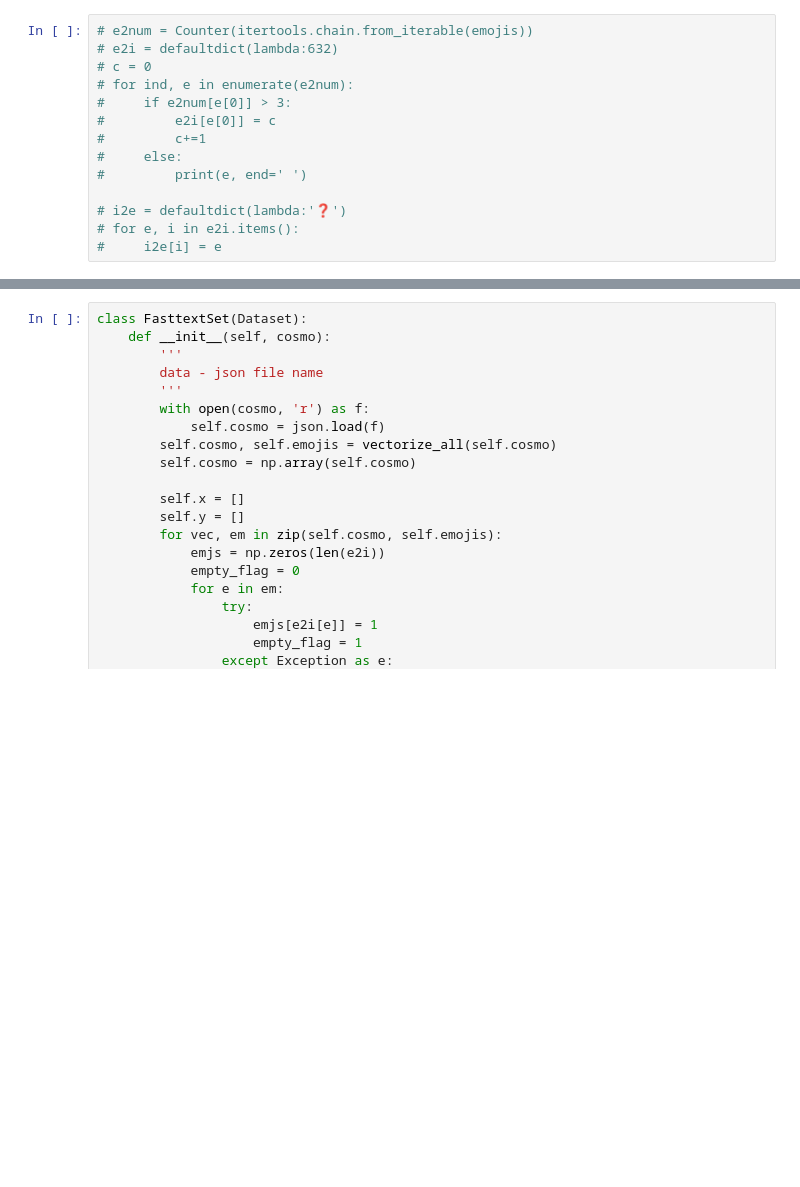
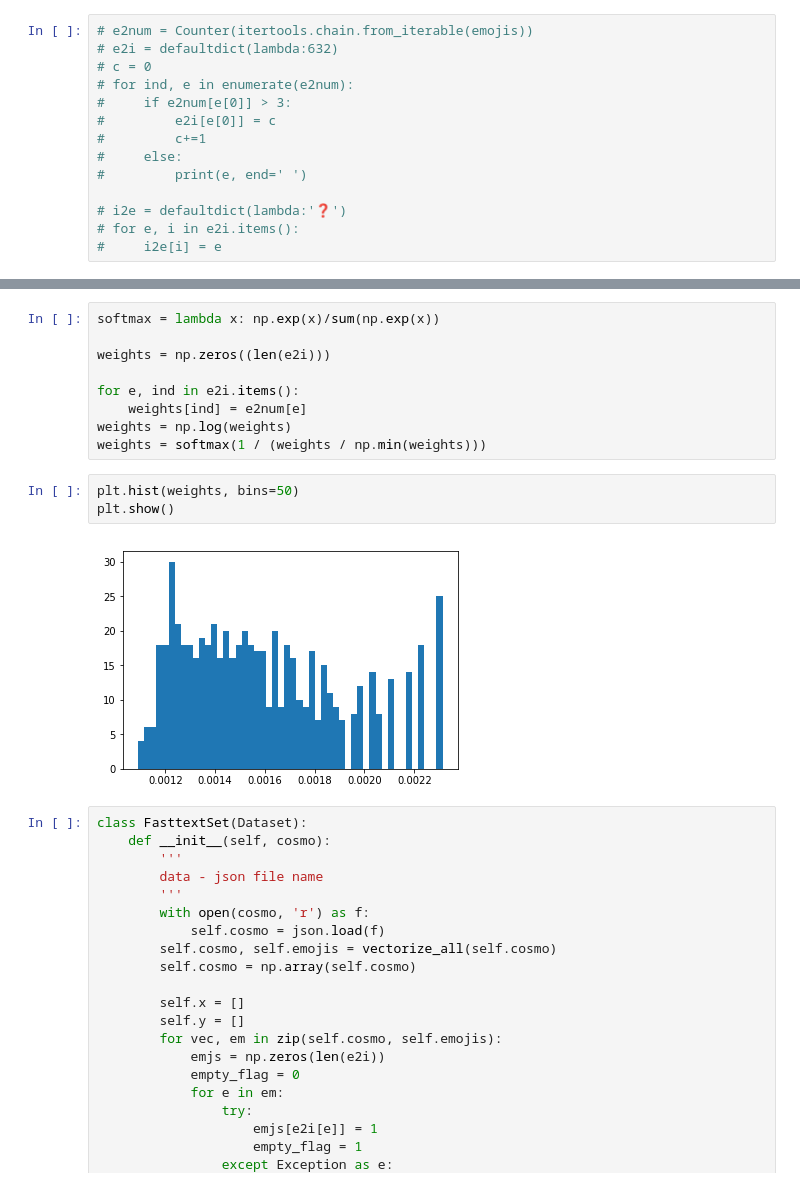
Before and after one commit to vladloh/cc, a Jupyter notebook: mrartemev/research/emodji.ipynb, the cells around one changed output, grey strips where cells are left out. Cells and saved outputs as stored; diff of their text form; blank space fills up the shorter version.

```diff
--- a/mrartemev/research/emodji.ipynb
+++ b/mrartemev/research/emodji.ipynb
@@ -130,3 +203,17 @@ plt.show()
+# %%
+softmax = lambda x: np.exp(x)/sum(np.exp(x))
+
+weights = np.zeros((len(e2i)))
+
+for e, ind in e2i.items():
+    weights[ind] = e2num[e]
+weights = np.log(weights)
+weights = softmax(1 / (weights / np.min(weights)))
+# %%
+plt.hist(weights, bins=50)
+plt.show()
+# %% [output]
+[figure, added]
 # %%
 class FasttextSet(Dataset):
     def __init__(self, cosmo):
```
Also changed, not shown: parts of 28 cells of this notebook, 7 other files.
